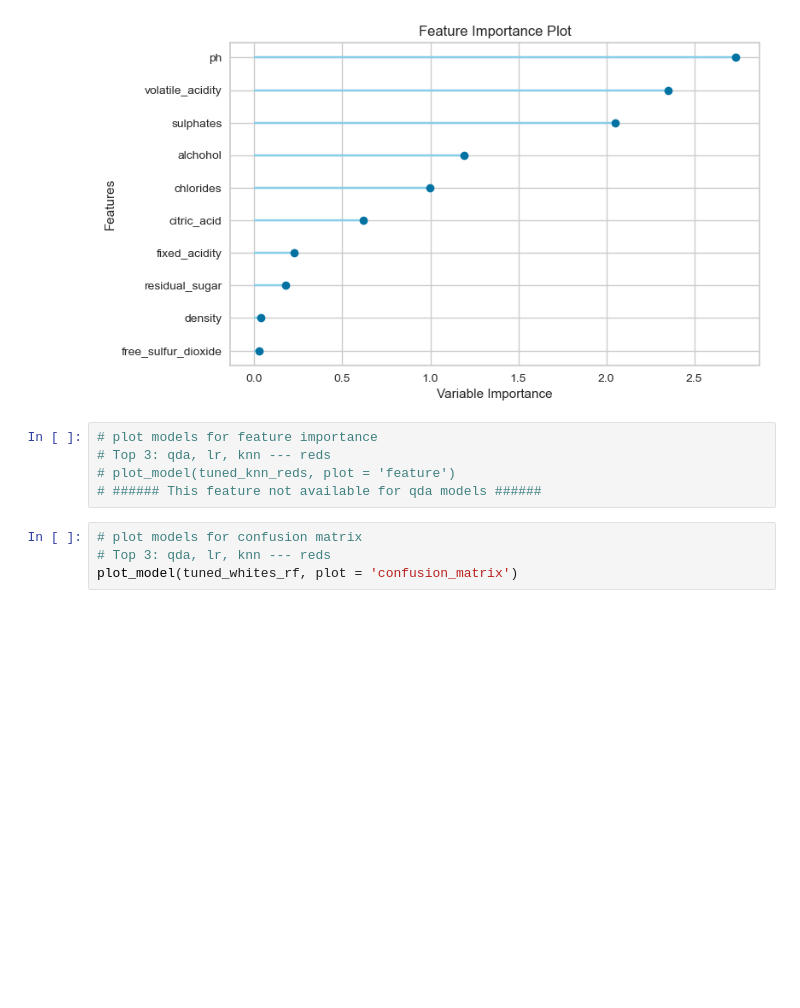
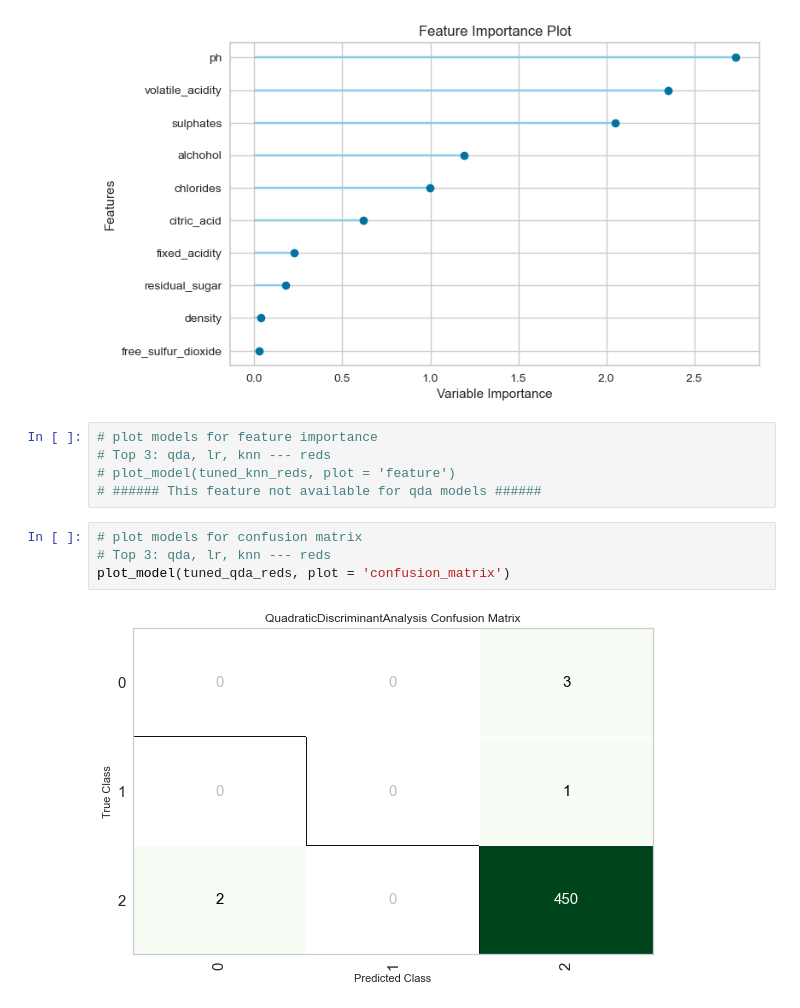
Before and after one commit to isdicely/Project-3, a Jupyter notebook: reds_category_ML.ipynb, the cells around one changed output. Drawn from its saved outputs; the diff is of its cells as text; blank space fills up the shorter version.

```diff
--- a/reds_category_ML.ipynb
+++ b/reds_category_ML.ipynb
@@ -342,6 +349,8 @@ plot_model(tuned_lr_reds, plot = 'feature')
 # %%
 # plot models for confusion matrix
 # Top 3: qda, lr, knn --- reds
-plot_model(tuned_whites_rf, plot = 'confusion_matrix')
+plot_model(tuned_qda_reds, plot = 'confusion_matrix')
+# %% [output]
+[figure, added]
 # %%
 # plot models for confusion matrix
```
Also changed, not shown: parts of 23 cells of this notebook, 1 other file.
